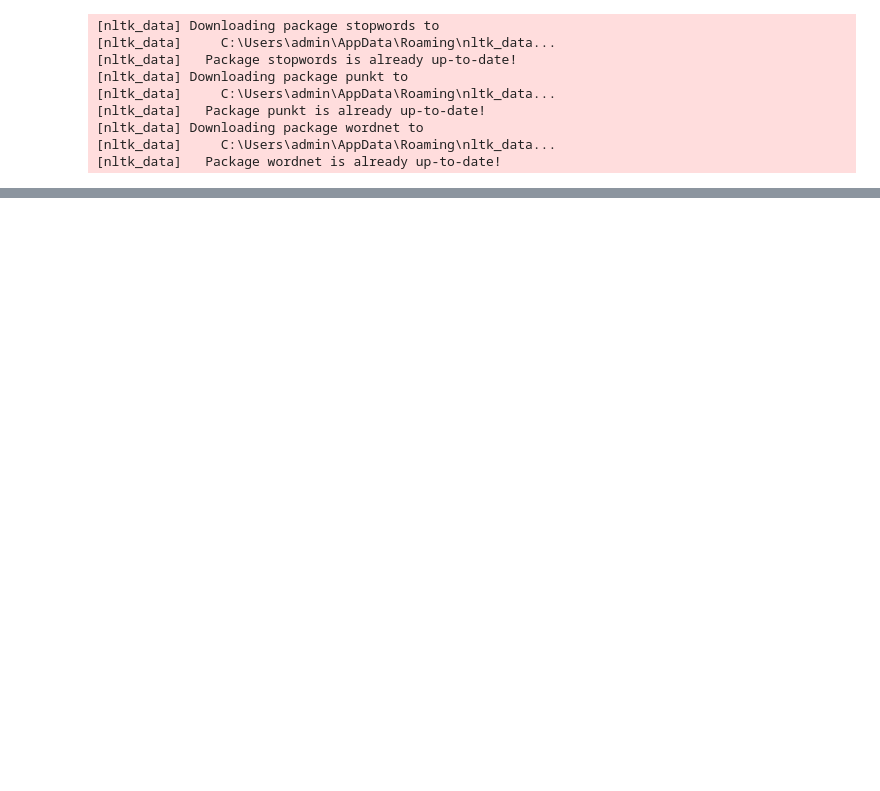
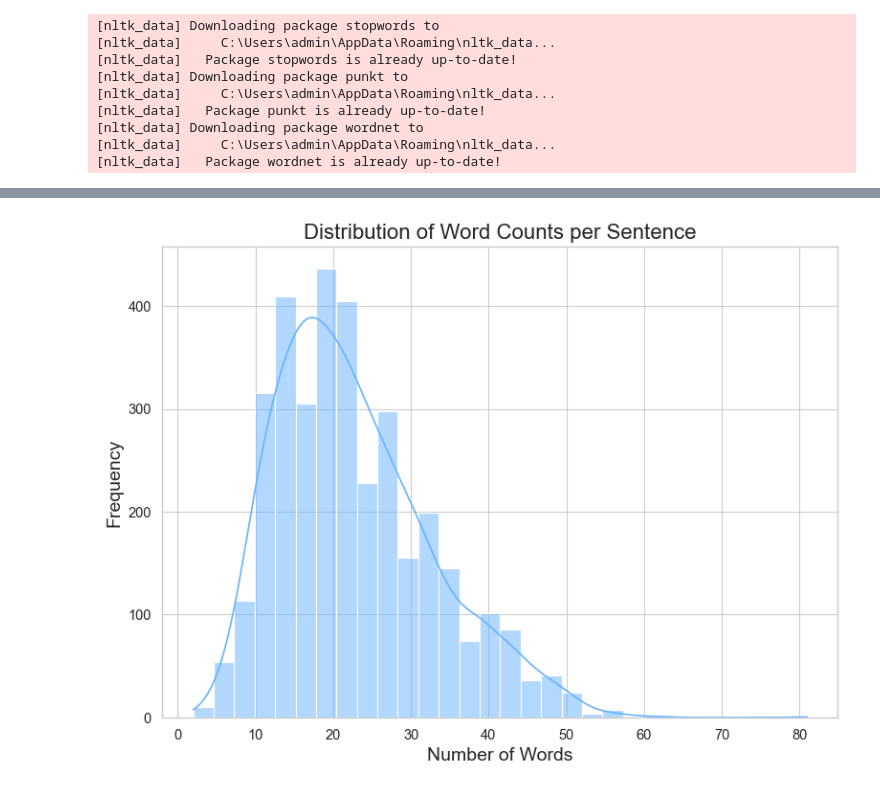
Before and after one commit to x99i9/MH6812_GROUP-PROJECT, a Jupyter notebook: Project.ipynb, the cells around one changed output, grey strips where cells are left out. Cells and saved outputs as stored; diff of their text form; code cells hidden in the pictures; blank space fills up the shorter version.

```diff
--- a/Project.ipynb
+++ b/Project.ipynb
@@ -221,0 +223,25 @@ df_finphrase['sentence'].apply(lambda x: len(x.split())).plot(kind='hist', color
+# %%
+# If the data is loaded, compute the word count for each sentence and plot the distribution
+if df_finphrase is not None:
+    # Calculate the number of words in each sentence by splitting on whitespace
+    df_finphrase['word_count'] = df_finphrase['sentence'].apply(lambda s: len(s.split()))
+
+    # Set the theme for publication-quality plots
+    sns.set_theme(context='paper', style='whitegrid', font_scale=1.2)
+
+    # Create a figure for the word count distribution
+    plt.figure(figsize=(8, 6))
+
+    # Plot a histogram (bar chart) of word counts with a KDE overlay using the same blue color (#66b3ff)
+    sns.histplot(df_finphrase['word_count'], bins=30, kde=True, color='#66b3ff')
+
+    # Set the title and axis labels
+    plt.title("Distribution of Word Counts per Sentence", fontsize=16)
+    plt.xlabel("Number of Words", fontsize=14)
+    plt.ylabel("Frequency", fontsize=14)
+
+    # Adjust layout and display the plot
+    plt.tight_layout()
+    plt.show()
+# %% [output]
+[figure, added]
```
Also changed, not shown: parts of 22 cells of this notebook, 1 other file.
